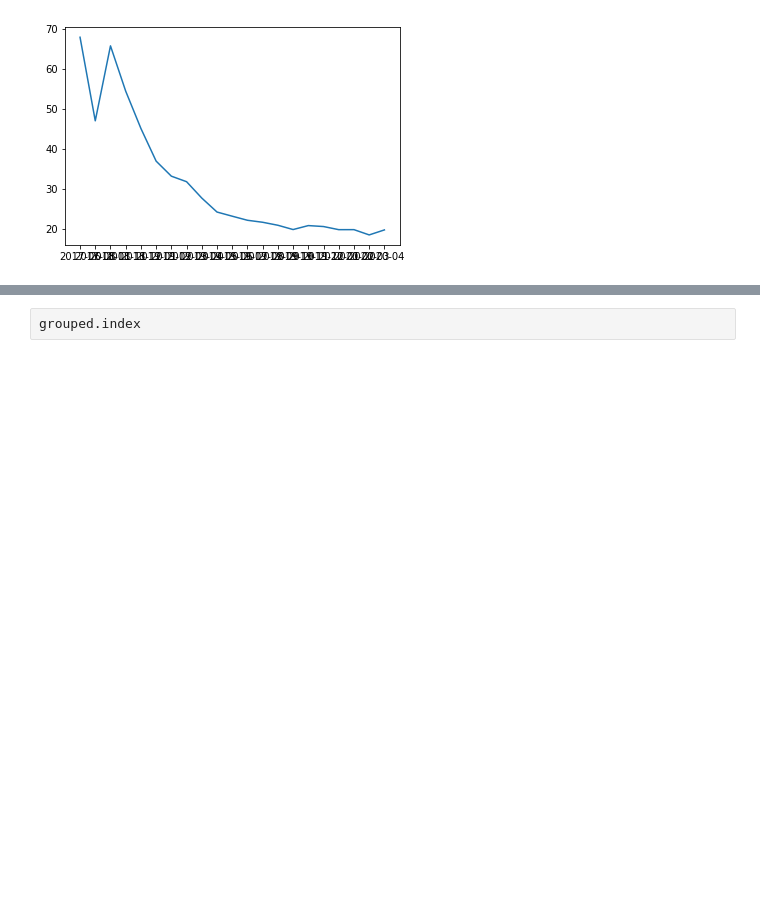
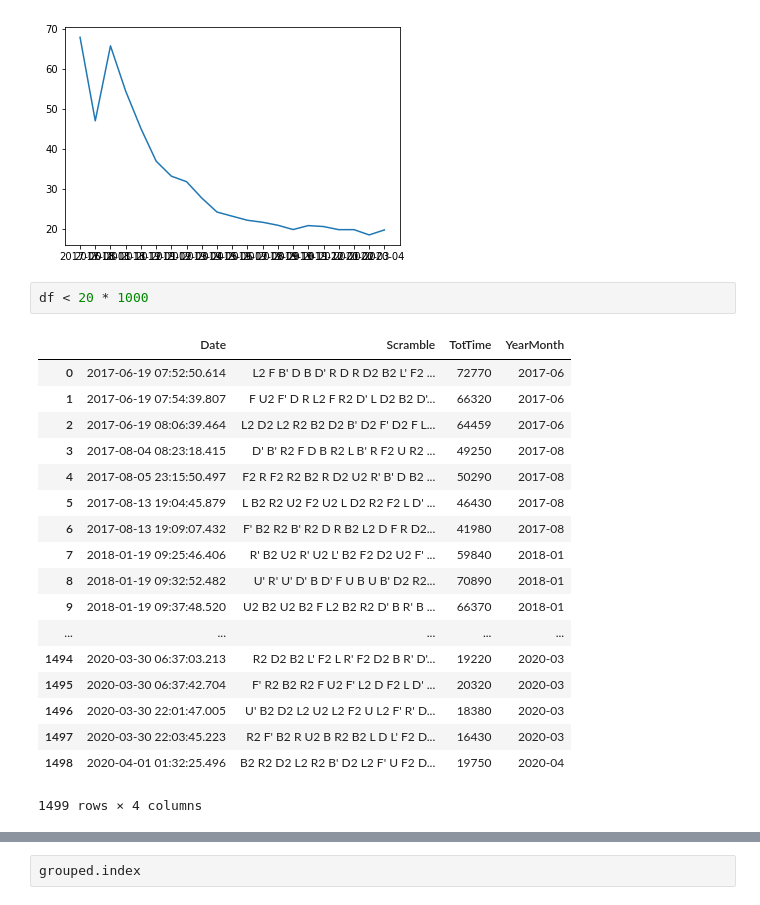
Before and after one commit to kushgkh/CubeTiming, a Jupyter notebook: Cubing Times Graphing.ipynb, the cells around one changed output, grey strips where cells are left out. Drawn from its saved outputs; the diff is of its cells as text; blank space fills up the shorter version.

```diff
--- a/Cubing Times Graphing.ipynb
+++ b/Cubing Times Graphing.ipynb
@@ -158,3 +158,24 @@ plt.plot( grouped.index, grouped["TotTime"]/1000)
 # %% [output]
 [<matplotlib.lines.Line2D at 0x...>]
 [figure]
+# %%
+df < 20 * 1000
+# %% [output]
+|  | Date | Scramble | TotTime | YearMonth |
+| 0 | 2017-06-19 07:52:50.614 | L2 F B' D B D' R D R D2 B2 L' F2 ... | 72770 | 2017-06 |
+| 1 | 2017-06-19 07:54:39.807 | F U2 F' D R L2 F R2 D' L D2 B2 D'... | 66320 | 2017-06 |
+| 2 | 2017-06-19 08:06:39.464 | L2 D2 L2 R2 B2 D2 B' D2 F' D2 F L... | 64459 | 2017-06 |
+| 3 | 2017-08-04 08:23:18.415 | D' B' R2 F D B R2 L B' R F2 U R2 ... | 49250 | 2017-08 |
+| 4 | 2017-08-05 23:15:50.497 | F2 R F2 R2 B2 R D2 U2 R' B' D B2 ... | 50290 | 2017-08 |
+| 5 | 2017-08-13 19:04:45.879 | L B2 R2 U2 F2 U2 L D2 R2 F2 L D' ... | 46430 | 2017-08 |
+| 6 | 2017-08-13 19:09:07.432 | F' B2 R2 B' R2 D R B2 L2 D F R D2... | 41980 | 2017-08 |
+| 7 | 2018-01-19 09:25:46.406 | R' B2 U2 R' U2 L' B2 F2 D2 U2 F' ... | 59840 | 2018-01 |
+| 8 | 2018-01-19 09:32:52.482 | U' R' U' D' B D' F U B U B' D2 R2... | 70890 | 2018-01 |
+| 9 | 2018-01-19 09:37:48.520 | U2 B2 U2 B2 F L2 B2 R2 D' B R' B ... | 66370 | 2018-01 |
+| ... | ... | ... | ... | ... |
+| 1494 | 2020-03-30 06:37:03.213 | R2 D2 B2 L' F2 L R' F2 D2 B R' D'... | 19220 | 2020-03 |
+| 1495 | 2020-03-30 06:37:42.704 | F' R2 B2 R2 F U2 F' L2 D F2 L D' ... | 20320 | 2020-03 |
+| 1496 | 2020-03-30 22:01:47.005 | U' B2 D2 L2 U2 L2 F2 U L2 F' R' D... | 18380 | 2020-03 |
+| 1497 | 2020-03-30 22:03:45.223 | R2 F' B2 R U2 B R2 B2 L D L' F2 D... | 16430 | 2020-03 |
+| 1498 | 2020-04-01 01:32:25.496 | B2 R2 D2 L2 R2 B' D2 L2 F' U F2 D... | 19750 | 2020-04 |
+1499 rows × 4 columns
```
Also changed, not shown: parts of 1 cell of this notebook, 3 other files.
